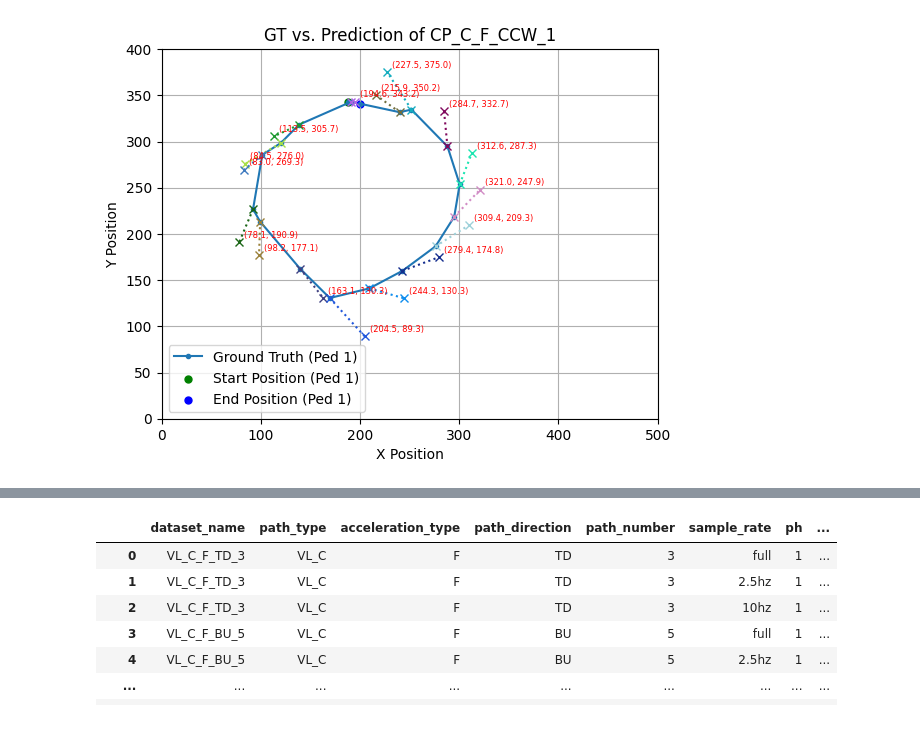
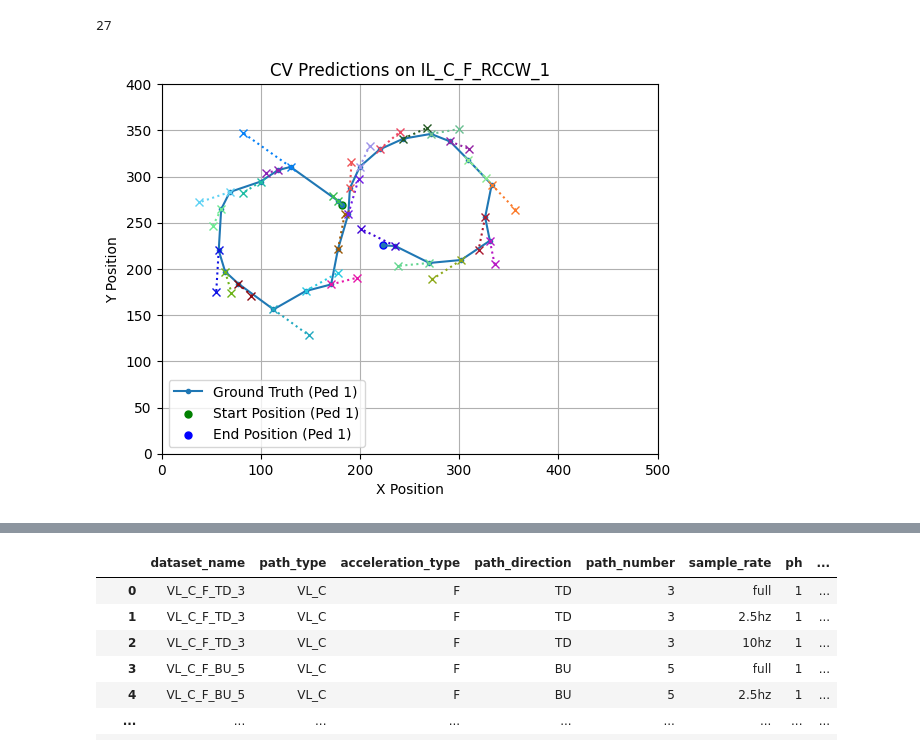
Before and after one commit to spourasgari/motion_predictor, a Jupyter notebook: void/CV_pred.ipynb, the cells around one changed output, grey strips where cells are left out. Cells and saved outputs as stored; diff of their text form; code cells hidden in the pictures.

```diff
--- a/CV_pred.ipynb
+++ b/void/CV_pred.ipynb
@@ -7,13 +7,13 @@ import matplotlib.pyplot as plt
 import csv
 # %%
 # Load waypoints
-file_name = "CP_C_F_CCW_1"
-# output_dir = f"/home/sina/env_prediction_project/trajectory_detection/Recorded Datasets/Straight Line/Vertical Line/{file_name}"
-output_dir = f"/home/sina/env_prediction_project/trajectory_detection/Recorded Datasets/Circular Path/{file_name}"
+file_name = "IL_C_F_RCCW_1"
+# output_dir = f"/home/sina/env_prediction_project/trajectory_detection/Recorded Datasets/Straight Line/Diagonal Line/{file_name}"
+output_dir = f"/home/sina/env_prediction_project/trajectory_detection/Recorded Datasets/Infinity Loop/{file_name}"
 data_path = os.path.join(output_dir, "pose_waypoints_sampled_2.5hz_clean.csv")
 data_path_2 = os.path.join(output_dir, "pose_waypoints_sampled_2.5hz_clean.csv")
 plot_2 = False
-speed_avg = True
+speed_avg = False
 
 # data_path = os.path.join(output_dir, "pose_waypoints_full.csv")
 # %%
@@ -121,7 +109,9 @@ for ped_id, pred in predictions.items():
         p_x.append(p[2])
         p_y.append(p[3])
 
-# len(p_x)
+len(p_x)
+# %% [output]
+27
 # %%
 # # Assuming `data_array` and `predictions` are already computed as in the previous code
 
@@ -163,41 +153,41 @@ for ped_id in pedestrian_ids:
         j = 1
         for pred in predictions[ped_id]:
             t_pred, ped_id_pred, x_pred, y_pred = pred
-            plt.text(x_pred + 5, y_pred + 5, f"({x_pred:.1f}, {y_pred:.1f})", fontsize=6, color="red")
+            # plt.text(x_pred + 5, y_pred + 5, f"({x_pred:.1f}, {y_pred:.1f})", fontsize=6, color="red")
 
             plt.plot([x_gt[j], x_pred], [y_gt[j], y_pred], color=np.random.rand(3,),
                      marker="x", linestyle='dotted')
             j += 1
 
             # Othe types of plots can be added here, but be careful about multiple labels. It's better for the multi-step predictions, I think
 
 
 
     # plt.plot(p_x, p_y, marker="x", linewidth=1, linestyle='--', label='Predicted Positions', color="red") # Connect all prediction to each other
     # plt.scatter(p_x, p_y, marker="x", label='Predicted Positions', color="red") # Just show the predicted positions
 
 # Mark start and end positions
 for ped_id in np.unique(gt_array[:, 1]):
     ped_data = gt_array[gt_array[:, 1] == ped_id]
     x_gt, y_gt = ped_data[:, 2], ped_data[:, 3]
     plt.scatter(x_gt[0], y_gt[0], color="green", s=25, label=f"Start Position (Ped {int(ped_id)})")
     plt.scatter(x_gt[-1], y_gt[-1], color="blue", s=25, label=f"End Position (Ped {int(ped_id)})")
 
 # plt.gca().invert_yaxis()  # Invert Y to match video coordinates
 # plt.gca().invert_xaxis()  # Invert X to match video coordinates
 
 # Titles and labels
-plt.title(f"GT vs. Prediction of {file_name}")
+plt.title(f"{pred_model} Predictions on {file_name}")
 plt.xlabel("X Position")
 plt.ylabel("Y Position")
 plt.legend()
 plt.grid(True)
 
 # Show the plot
 plt.show()
 plt.close()
 # %% [output]
-[figure, old version]
+[figure, new version]
 # %%
 error_ade = []
 error_ade_normal = []
```
Also changed, not shown: parts of 6 cells of this notebook, 14 other files.
